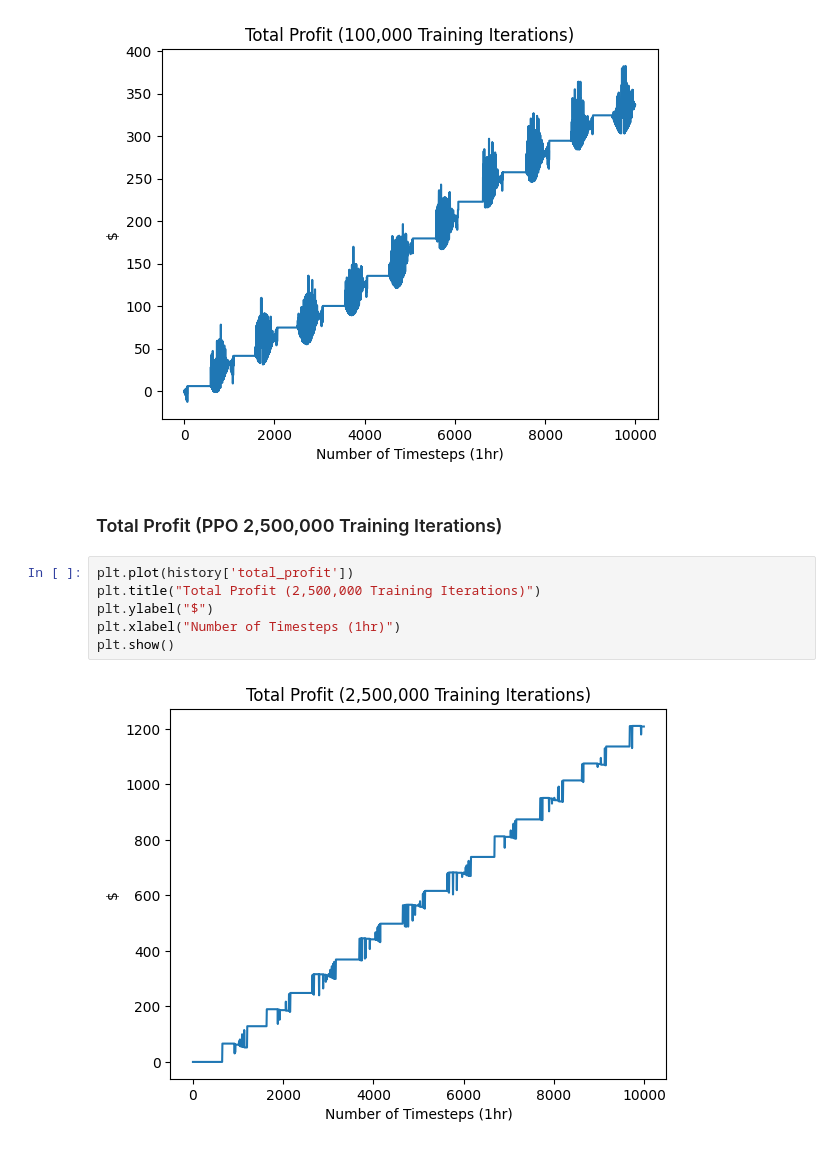
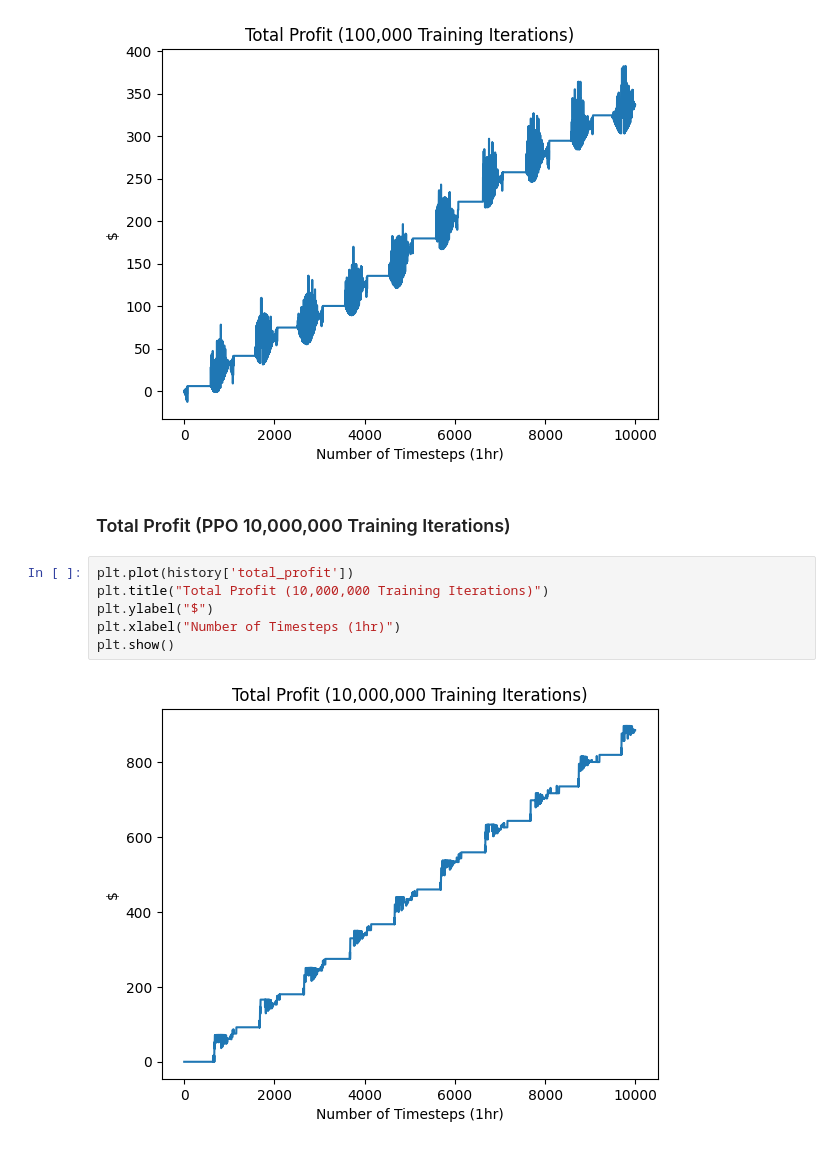
Before and after one commit to andrewrade/3001-RL-Grid-Battery-Management-Agent, a Jupyter notebook: environment.ipynb, the cells around one changed output. Cells and saved outputs as stored; diff of their text form.

```diff
--- a/environment.ipynb
+++ b/environment.ipynb
@@ -209,12 +211,12 @@ plt.show()
 # %% [output]
 [figure]
 # %% [markdown]
-### Total Profit (PPO 2,500,000 Training Iterations)
+### Total Profit (PPO 10,000,000 Training Iterations)
 # %%
 plt.plot(history['total_profit'])
-plt.title("Total Profit (2,500,000 Training Iterations)")
+plt.title("Total Profit (10,000,000 Training Iterations)")
 plt.ylabel("$")
 plt.xlabel("Number of Timesteps (1hr)")
 plt.show()
 # %% [output]
-[figure, old version]
+[figure, new version]
```
Also changed, not shown: parts of 7 cells of this notebook.
